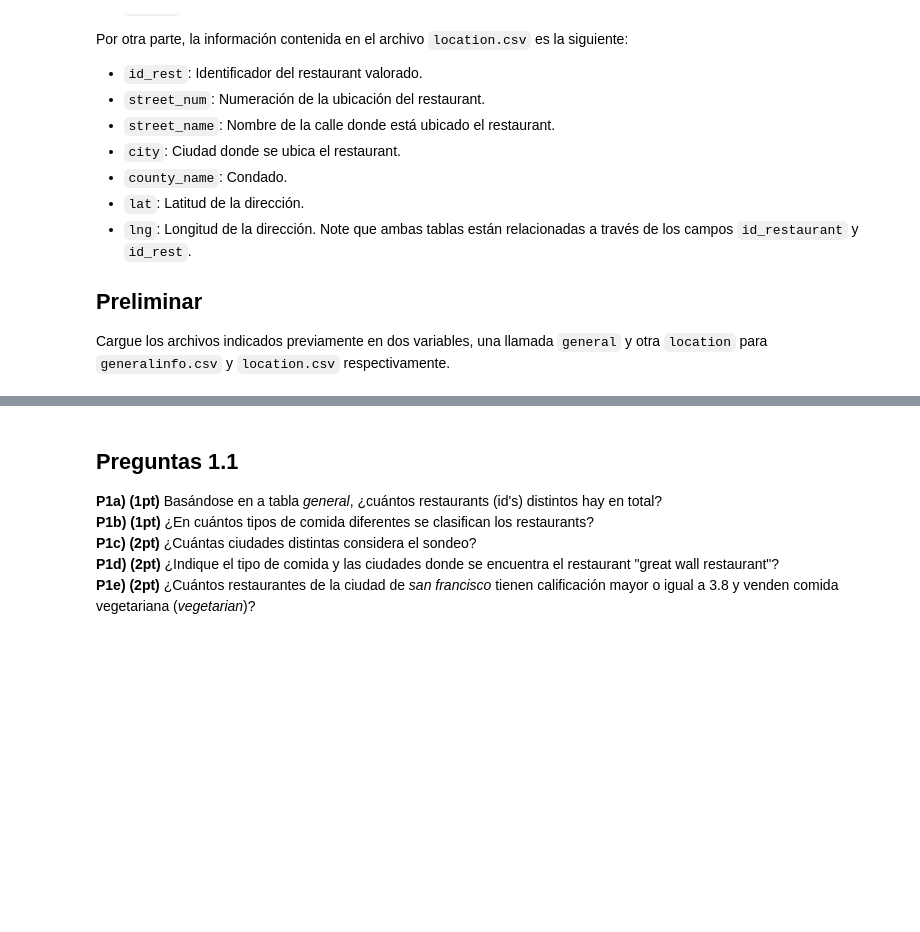
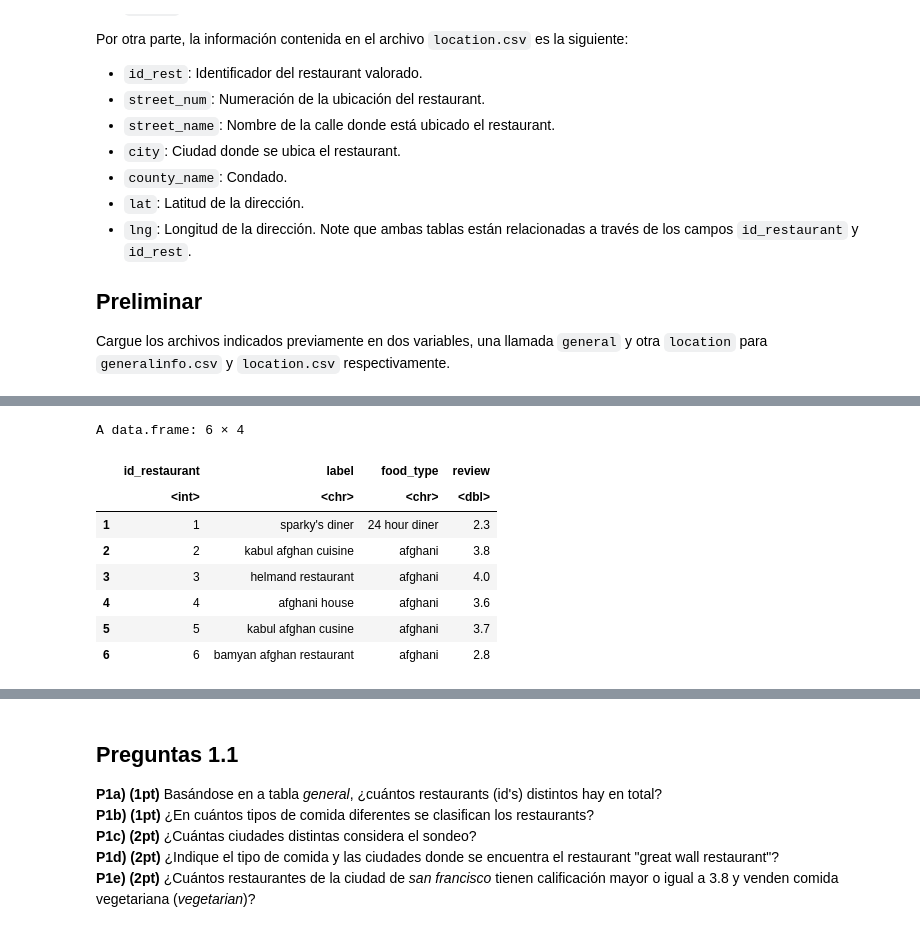
Before and after one commit to HaroldConley/diplomado_BD, a Jupyter notebook: Evaluaciones/C2/Control2.ipynb, the cells around one changed output, grey strips where cells are left out. Cells and saved outputs as stored; diff of their text form; code cells hidden in the pictures; blank space fills up the shorter version.

```diff
--- a/Evaluaciones/C2/Control2.ipynb
+++ b/Evaluaciones/C2/Control2.ipynb
@@ -55,0 +72,12 @@ location <- read.csv("https://raw.githubusercontent.com/majorquev/DBDC_202206_Pr
+# %%
+general %>% head
+# %% [output]
+A data.frame: 6 × 4
+|  | id_restaurant | label | food_type | review |
+|  | <int> | <chr> | <chr> | <dbl> |
+| 1 | 1 | sparky's diner | 24 hour diner | 2.3 |
+| 2 | 2 | kabul afghan cuisine | afghani | 3.8 |
+| 3 | 3 | helmand restaurant | afghani | 4.0 |
+| 4 | 4 | afghani house | afghani | 3.6 |
+| 5 | 5 | kabul afghan cusine | afghani | 3.7 |
+| 6 | 6 | bamyan afghan restaurant | afghani | 2.8 |
```
Also changed, not shown: parts of 5 cells of this notebook.
